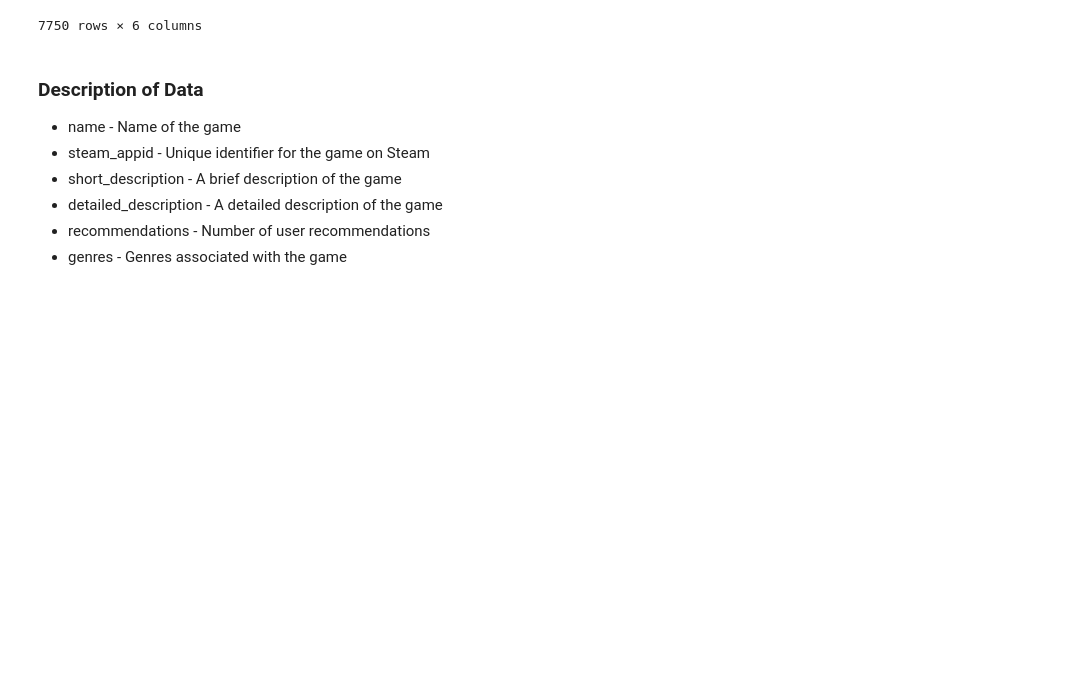
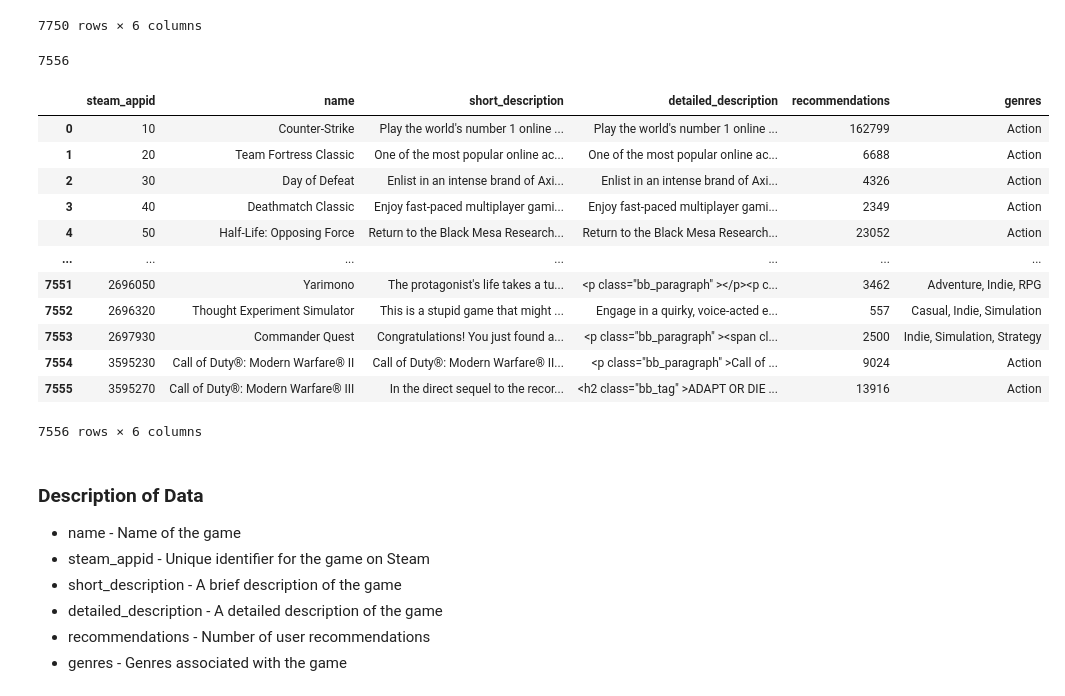
Before and after one commit to stabor705/steam-games-data-mining, a Jupyter notebook: data_analysis.ipynb, the cells around one changed output. Cells and saved outputs as stored; diff of their text form; code cells hidden in the pictures; blank space fills up the shorter version.

```diff
--- a/data_analysis.ipynb
+++ b/data_analysis.ipynb
@@ -19,6 +19,34 @@ df
 | 7748 | Thought Experiment Simulator | 2696320 | This is a stupid game that might ... | Engage in a quirky, voice-acted e... | 557 | Casual, Indie, Simulation |
 | 7749 | Commander Quest | 2697930 | Congratulations! You just found a... | <p class="bb_paragraph" ><span cl... | 2500 | Indie, Simulation, Strategy |
 7750 rows × 6 columns
+# %%
+unique_games_count = df["steam_appid"].nunique()
+unique_games_count
+# %% [output]
+7556
+# %%
+df = df.groupby("steam_appid").agg({
+    "name": "first",
+    "short_description": "first",
+	"detailed_description": "first",
+	"recommendations": "first",
+	"genres": "first"
+}).reset_index()
+df
+# %% [output]
+|  | steam_appid | name | short_description | detailed_description | recommendations | genres |
+| 0 | 10 | Counter-Strike | Play the world's number 1 online ... | Play the world's number 1 online ... | 162799 | Action |
+| 1 | 20 | Team Fortress Classic | One of the most popular online ac... | One of the most popular online ac... | 6688 | Action |
+| 2 | 30 | Day of Defeat | Enlist in an intense brand of Axi... | Enlist in an intense brand of Axi... | 4326 | Action |
+| 3 | 40 | Deathmatch Classic | Enjoy fast-paced multiplayer gami... | Enjoy fast-paced multiplayer gami... | 2349 | Action |
+| 4 | 50 | Half-Life: Opposing Force | Return to the Black Mesa Research... | Return to the Black Mesa Research... | 23052 | Action |
+| ... | ... | ... | ... | ... | ... | ... |
+| 7551 | 2696050 | Yarimono | The protagonist's life takes a tu... | <p class="bb_paragraph" ></p><p c... | 3462 | Adventure, Indie, RPG |
+| 7552 | 2696320 | Thought Experiment Simulator | This is a stupid game that might ... | Engage in a quirky, voice-acted e... | 557 | Casual, Indie, Simulation |
+| 7553 | 2697930 | Commander Quest | Congratulations! You just found a... | <p class="bb_paragraph" ><span cl... | 2500 | Indie, Simulation, Strategy |
+| 7554 | 3595230 | Call of Duty®: Modern Warfare® II | Call of Duty®: Modern Warfare® II... | <p class="bb_paragraph" >Call of ... | 9024 | Action |
+| 7555 | 3595270 | Call of Duty®: Modern Warfare® III | In the direct sequel to the recor... | <h2 class="bb_tag" >ADAPT OR DIE ... | 13916 | Action |
+7556 rows × 6 columns
 # %% [markdown]
 ### Description of Data
 
```
Also changed, not shown: parts of 6 cells of this notebook.
